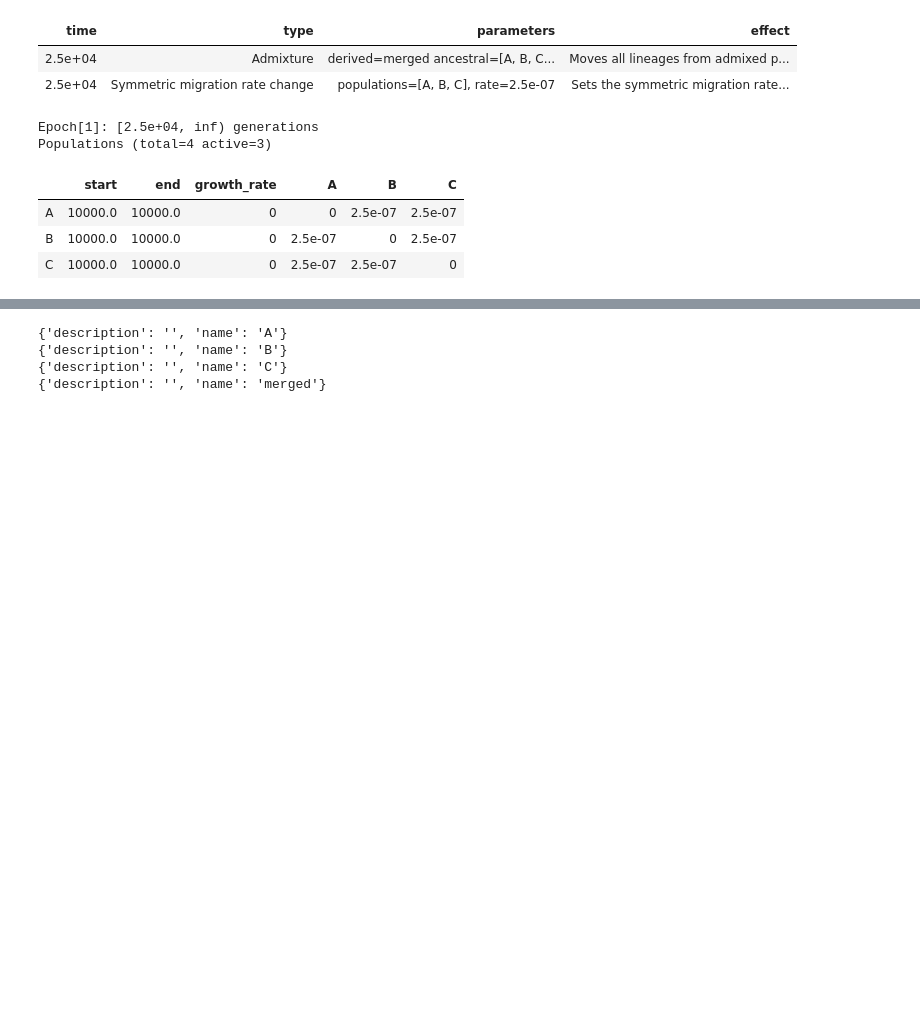
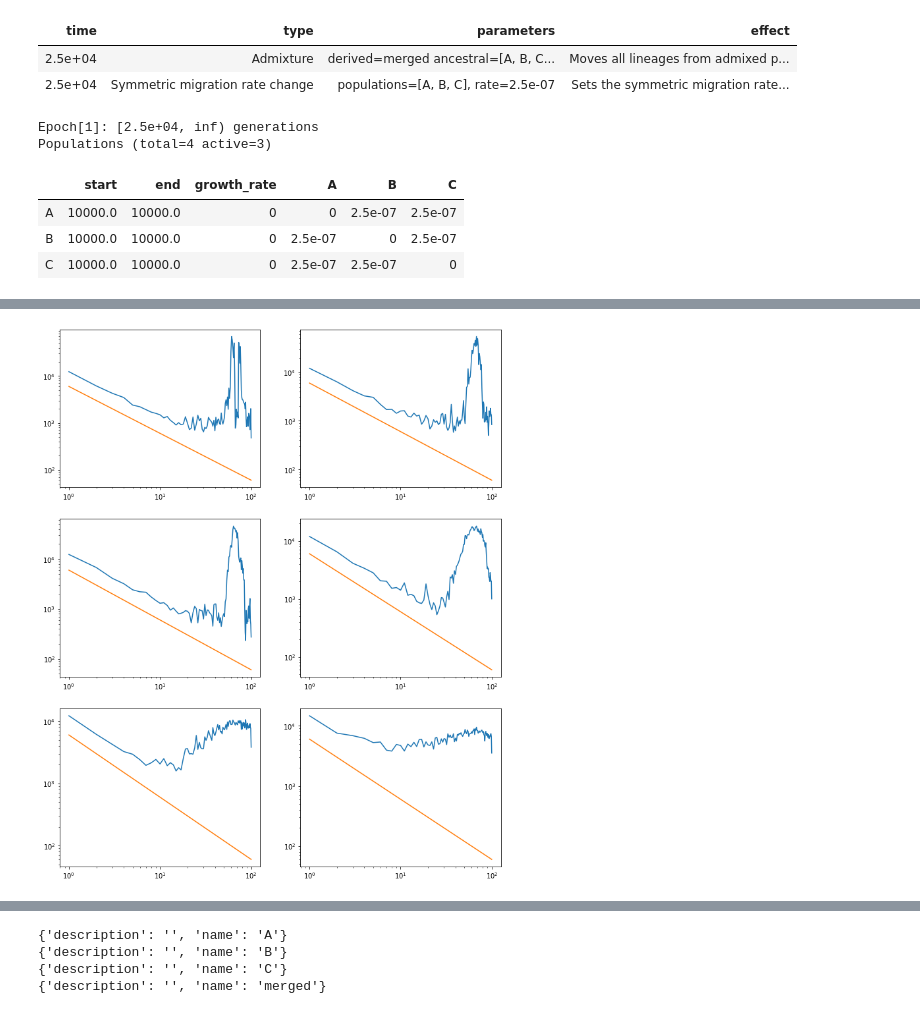
Before and after one commit to georgette-femerling/demography-simulations, a Jupyter notebook: merger.ipynb, the cells around one changed output, grey strips where cells are left out. Drawn from its saved outputs; the diff is of its cells as text; code cells hidden in the pictures; blank space fills up the shorter version.

```diff
--- a/merger.ipynb
+++ b/merger.ipynb
@@ -89 +114,11 @@ plt.savefig('Figures/SFS_merged.png')
+# %%
+u = mrate*seqlen # L \mu, the number of mutations per genration across all sites
+fig, axs = plt.subplots(n, 2,figsize=(12,15))
+for i,axis in enumerate(fig.axes):
+    axis.loglog(np.arange(1,nsample+1),asf_list[i][1:nsample+1])
+    axis.loglog(np.arange(1,nsample+1),(2*3*N*u)/np.arange(1,nsample+1))
+
+plt.savefig('Figures/SFS_merged_loglog.png')
+# %% [output]
+[figure, added]
 # %%
```
Also changed, not shown: parts of 12 cells of this notebook, 2 other files.
